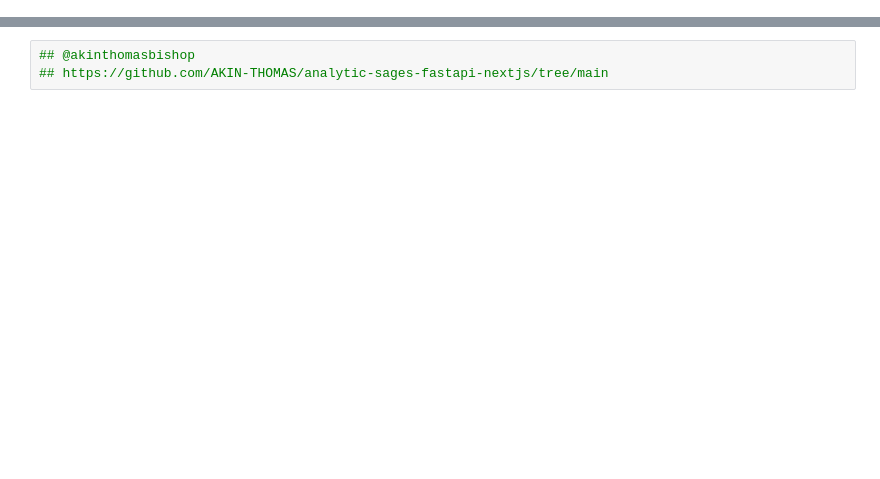
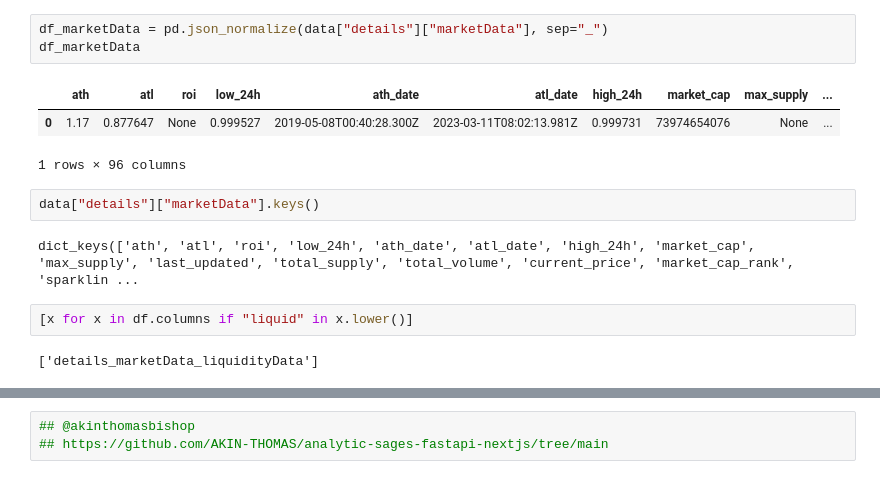
Before and after one commit to vhictoirya/On-chain-Anomaly-Tracker, a Jupyter notebook: Uniswap_V3/webacy.ipynb, the cells around one changed output, grey strips where cells are left out. Saved outputs shown, nothing was run; the diff lists cells and outputs as text; blank space fills up the shorter version.

```diff
--- a/Uniswap_V3/webacy.ipynb
+++ b/Uniswap_V3/webacy.ipynb
@@ -59,0 +1177,15 @@ df_issues.head()
+# %%
+df_marketData = pd.json_normalize(data["details"]["marketData"], sep="_")
+df_marketData
+# %% [output]
+|  | ath | atl | roi | low_24h | ath_date | atl_date | high_24h | market_cap | max_supply | ... |
+| 0 | 1.17 | 0.877647 | None | 0.999527 | 2019-05-08T00:40:28.300Z | 2023-03-11T08:02:13.981Z | 0.999731 | 73974654076 | None | ... |
+1 rows × 96 columns
+# %%
+data["details"]["marketData"].keys()
+# %% [output]
+dict_keys(['ath', 'atl', 'roi', 'low_24h', 'ath_date', 'atl_date', 'high_24h', 'market_cap', 'max_supply', 'last_updated', 'total_supply', 'total_volume', 'current_price', 'market_cap_rank', 'sparklin ...
+# %%
+[x for x in df.columns if "liquid" in x.lower()]
+# %% [output]
+['details_marketData_liquidityData']
```
Also changed, not shown: parts of 27 cells of this notebook, 6 other files.
